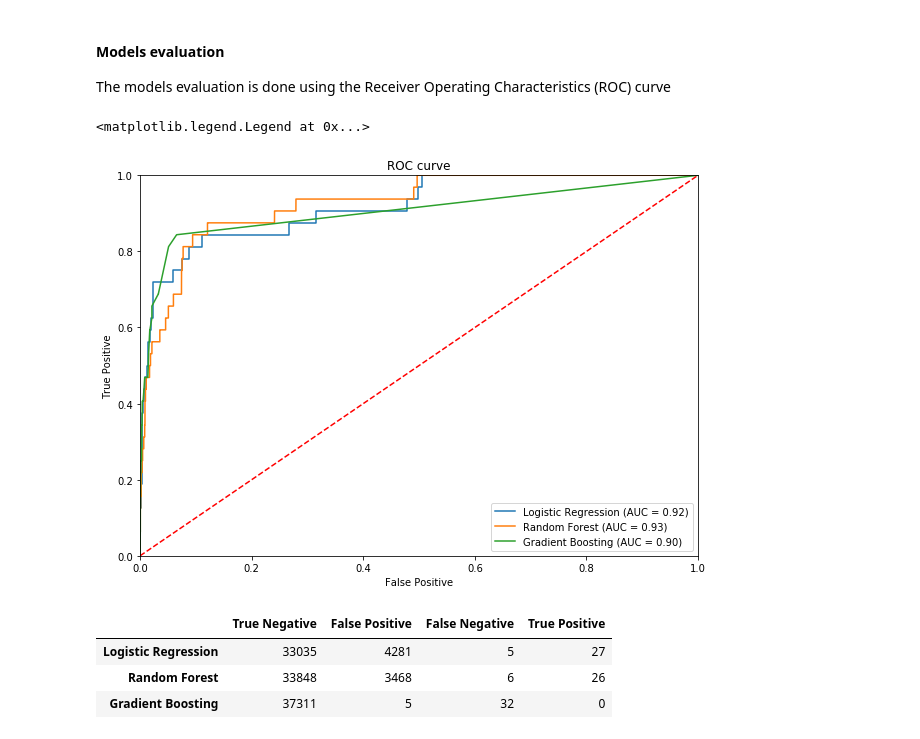
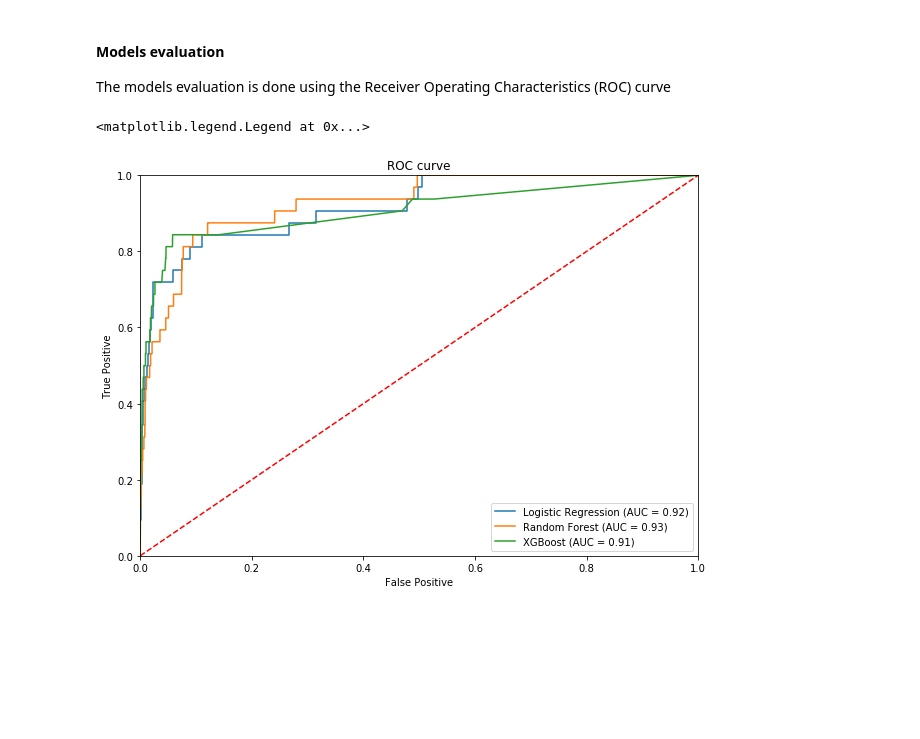
Before and after one commit to vatodorov/ImbalancedDataModels, a Jupyter notebook: aws_device_failures.ipynb, the cells around one changed output. Saved outputs shown, nothing was run; the diff lists cells and outputs as text; code cells hidden in the pictures; blank space fills up the shorter version.

```diff
--- a/aws_device_failures.ipynb
+++ b/aws_device_failures.ipynb
@@ -709,11 +695,3 @@ Recall (tp/(tp+fn)) of training set is 0.77027
 
 Accuracy on validation set is 0.90698
 Recall (tp/(tp+fn)) of validation set is 0.81250
-# %%
-# 3) Gradient Boosting classifier
-model_gb = GradientBoostingClassifier(random_state = 0,
-                                      max_depth = 3,
-                                      learning_rate = 0.01)
-model_gb.fit(x_train, y_train)
-
-modelAccuracyStats(model_gb, "Gradient Boosting", x_train, y_train, x_validate, y_validate)
@@ -734,8 +730,19 @@ Recall (tp/(tp+fn)) of validation set is 0.00000
 # IMPORTANT - the rescaling needs to be done with the complete dataset, from which we'll pull training and validation samples
 # %%
 # Sampling
-x_train_s, x_validate_s, y_train_s, y_validate_s = train_test_split(analysis_set,
-                                                                    analysis_set["failure"],
+analysis_set_s = analysis_set[["failure", "attribute1_s", "attribute2_s", "attribute3_s", "attribute4_s", "attribute5_s", "attribute6_s",
+                              "attribute7_s", "attribute9_s",
+                              "attribute1_dummy", "attribute2_dummy", "attribute3_dummy",
+                              "attribute4_dummy",
+                              "attribute7_dummy",
+                              "attribute9_dummy",
+                              "day_of_week",
+                              "device_type_s",
+                              "device_type_w",
+                              "device_type_z"]]
+
+x_train_s, x_validate_s, y_train_s, y_validate_s = train_test_split(analysis_set_s.drop(["failure"], axis = 1),
+                                                                    analysis_set_s["failure"],
                                                                     train_size = .7)
 
 # Test if the % failure and non-failure remains the same in the new datasets as in the original dataset
@@ -751,10 +765,3 @@ model_svm.fit(x_train_s, y_train_s,
               sample_weight = None)
 
 modelAccuracyStats(model_svm, "SVM", x_train_s, y_train_s, x_validate_s, y_validate_s)
-# %%
-# 4) Gradient boosting with XGboost
-model_xgb = xgb.XGBClassifier()
-model_xgb.fit(x_train_s, y_train_s,
-              sample_weight = None) # This option can be used if I implement sampling to control the imbalanced dataset
-
-modelAccuracyStats(model_xgb, "XGBoost", x_train_s, y_train_s, x_validate_s, y_validate_s)
@@ -772,55 +831,44 @@ y_pred_rf = model_rf.predict_proba(x_validate)[::,1]
 roc_rf = roc_auc_score(y_validate, y_pred_rf)
 fpr_rf, tpr_rf, thresholds_rf = roc_curve(y_validate, y_pred_rf)
 
-y_pred_gb = model_gb.predict_proba(x_validate)[::,1]
-roc_gb = roc_auc_score(y_validate, y_pred_gb)
-fpr_gb, tpr_gb, thresholds_gb = roc_curve(y_validate, y_pred_gb)
+y_pred_xgb = model_xgb.predict_proba(x_validate_s)[::,1]
+roc_xgb = roc_auc_score(y_validate_s, y_pred_xgb)
+fpr_xgb, tpr_xgb, thresholds_xgb = roc_curve(y_validate_s, y_pred_xgb)
 
 #y_pred_svm = model_svm.predict_proba(x_validate_s)[::,1]
 #roc_svm = roc_auc_score(y_validate_s, y_pred_svm)
 #fpr_svm, tpr_svm, thresholds_svm = roc_curve(y_validate_s, y_pred_svm)
-
-#y_pred_xgb = model_xgb.predict_proba(x_validate_s)[::,1]
-#roc_xgb = roc_auc_score(y_validate_s, y_pred_xgb)
-#fpr_xgb, tpr_xgb, thresholds_xgb = roc_curve(y_validate_s, y_pred_xgb)
 # %%
 # Plot the ROC curve
 plt.figure(figsize = (10, 7))
 plt.plot(fpr_lr, tpr_lr, label = "Logistic Regression (AUC = %0.2f)" % roc_lr)
 plt.plot(fpr_rf, tpr_rf, label = "Random Forest (AUC = %0.2f)" % roc_rf)
-plt.plot(fpr_gb, tpr_gb, label = "Gradient Boosting (AUC = %0.2f)" % roc_gb)
+plt.plot(fpr_xgb, tpr_xgb, label = "XGBoost (AUC = %0.2f)" % roc_xgb)
 #plt.plot(fpr_svm, tpr_svm, label = "SVM (AUC = %0.2f)" % roc_svm)
-#plt.plot(fpr_xgb, tpr_xgb, label = "XGBoost (AUC = %0.2f)" % roc_xgb)
 
 plt.plot([0, 1], [0, 1], "r--")
 plt.xlim([0.0, 1])
 plt.ylim([0.0, 1])
 plt.xlabel("False Positive")
 plt.ylabel("True Positive")
 plt.title("ROC curve")
 plt.legend(loc = "lower right")
 # %% [output]
 <matplotlib.legend.Legend at 0x...>
-[figure, old version]
+[figure, new version]
 # %%
 # 2) Create a table that prints out the confusion matrices for each model
 from sklearn.metrics import confusion_matrix
 
 cm_df = np.stack((confusionMatrix(model_lr, x_validate, y_validate),
                   confusionMatrix(model_rf, x_validate, y_validate),
-                  confusionMatrix(model_gb, x_validate, y_validate)))
-                  #confusionMatrix(model_svm, x_validate_s, y_validate_s)
-                  #confusionMatrix(model_xgb, x_validate_s, y_validate_s)))
+                  confusionMatrix(model_xgb, x_validate_s, y_validate_s),
+                  confusionMatrix(model_svm, x_validate_s, y_validate_s)))
 
 cm_df = pd.DataFrame(cm_df,
-                     index = ["Logistic Regression", "Random Forest", "Gradient Boosting"], #, "SVM", "XGBoost"],
+                     index = ["Logistic Regression", "Random Forest", "XGBoost", "SVM"],
                      columns = ["True Negative", "False Positive", "False Negative", "True Positive"])
 cm_df
-# %% [output]
-|  | True Negative | False Positive | False Negative | True Positive |
-| Logistic Regression | 33035 | 4281 | 5 | 27 |
-| Random Forest | 33848 | 3468 | 6 | 26 |
-| Gradient Boosting | 37311 | 5 | 32 | 0 |
 # %%
 training_features, test_features, \
 training_target, test_target, = train_test_split(loans_relevant_enconded.drop(['bad_loans'], axis=1),
```
Also changed, not shown: parts of 16 cells of this notebook.
